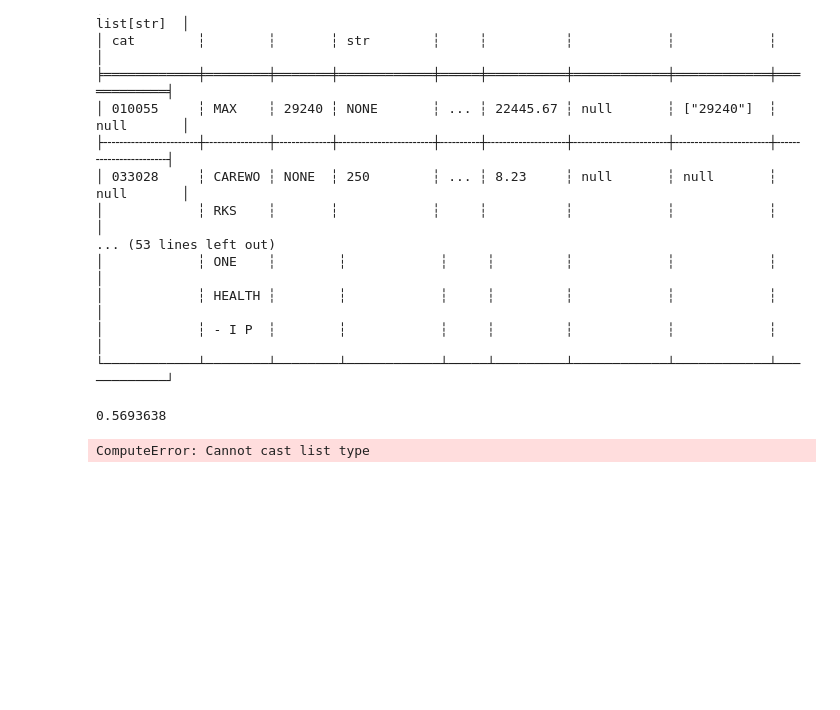
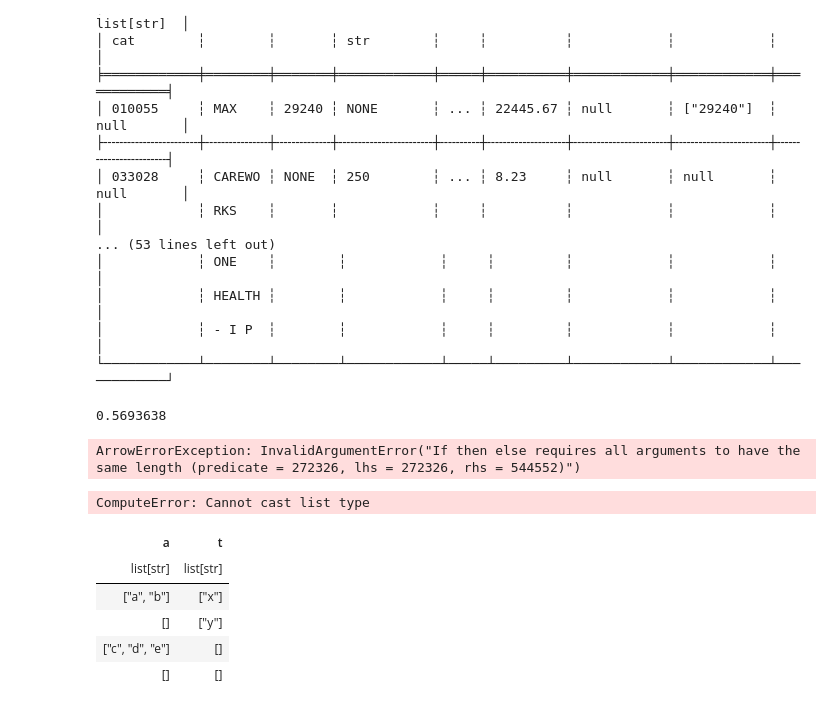
Before and after one commit to alecstein/dolt_datascience, a Jupyter notebook: hospitals_v3/cleanup/cleaning-hospitals-dataset.ipynb, the cells around one changed output. Cells and saved outputs as stored; diff of their text form; code cells hidden in the pictures; blank space fills up the shorter version.

```diff
--- a/hospitals_v3/cleanup/cleaning-hospitals-dataset.ipynb
+++ b/hospitals_v3/cleanup/cleaning-hospitals-dataset.ipynb
@@ -620,3 +638,15 @@ len(unmatched)/len(df)
+# %%
+df[:100].join(s, left_on = 'code', right_on = 'dx', how = 'outer').with_column(
+    col('drg').apply(lambda s: [s]).alias('tmp_drg')
+).with_column(
+    pl.when(col('tmp_drg').is_null())
+    .then(col('extracted_drg'))
+    .when(col('extracted_drg').is_null())
+    .then(col('tmp_drg'))
+    .otherwise(pl.concat_list(['tmp_drg', 'extracted_drg'])).alias('test')
+)
+# %% [output]
+ArrowErrorException: InvalidArgumentError("If then else requires all arguments to have the same length (predicate = 272326, lhs = 272326, rhs = 544552)")
 # %%
 df.join(s, left_on = 'code', right_on = 'dx', how = 'outer').with_column(
     pl.when(
@@ -634,3 +664,14 @@ df.join(s, left_on = 'code', right_on = 'dx', how = 'outer').with_column(
 )
 # %% [output]
 ComputeError: Cannot cast list type
+# %%
+ss = pl.DataFrame({'a': [['a', 'b'], [], ['c', 'd', 'e'], []], 't':[['x'], ['y'], [], []]})
+# %%
+ss
+# %% [output]
+| a | t |
+| list[str] | list[str] |
+| ["a", "b"] | ["x"] |
+| [] | ["y"] |
+| ["c", "d", "e"] | [] |
+| [] | [] |
```
Also changed, not shown: parts of 13 cells of this notebook.
